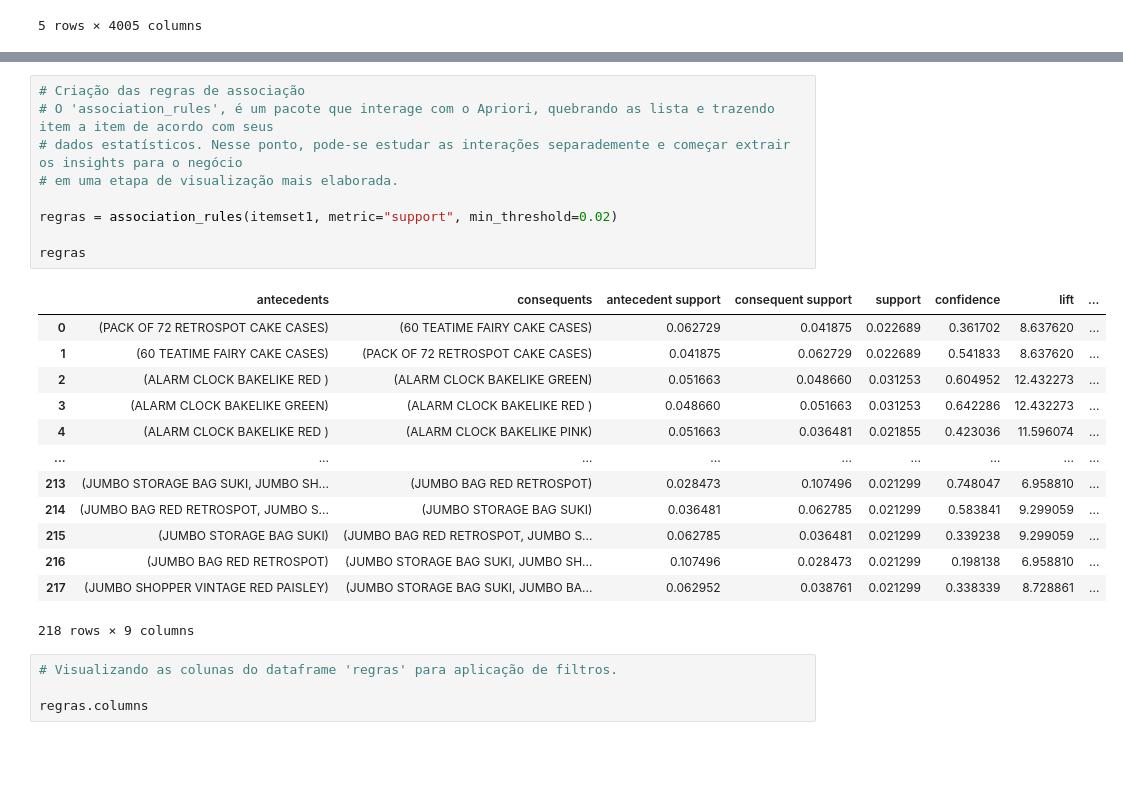
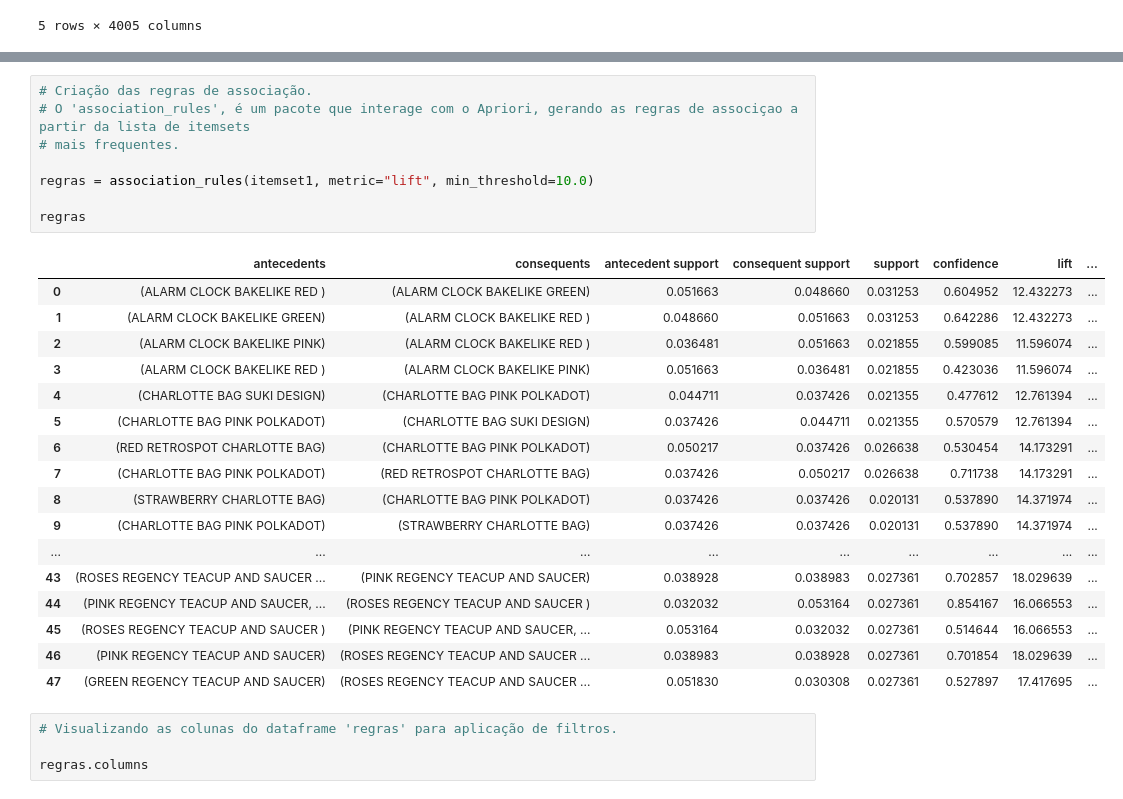
Before and after one commit to DSRodrigoA/DSRodrigoA, a Jupyter notebook: mba.ipynb, the cells around one changed output, grey strips where cells are left out. Cells and saved outputs as stored; diff of their text form; blank space fills up the shorter version.

```diff
--- a/mba.ipynb
+++ b/mba.ipynb
@@ -600,27 +627,30 @@ itemset1
 400 rows × 2 columns
 # %%
-# Criação das regras de associação
-# O 'association_rules', é um pacote que interage com o Apriori, quebrando as lista e trazendo item a item de acordo com seus
-# dados estatísticos. Nesse ponto, pode-se estudar as interações separademente e começar extrair os insights para o negócio
-# em uma etapa de visualização mais elaborada.
+# Criação das regras de associação.
+# O 'association_rules', é um pacote que interage com o Apriori, gerando as regras de associçao a partir da lista de itemsets
+# mais frequentes.
 
-regras = association_rules(itemset1, metric="support", min_threshold=0.02)
+regras = association_rules(itemset1, metric="lift", min_threshold=10.0)
 
 regras
 # %% [output]
 |  | antecedents | consequents | antecedent support | consequent support | support | confidence | lift | ... |
-| 0 | (PACK OF 72 RETROSPOT CAKE CASES) | (60 TEATIME FAIRY CAKE CASES) | 0.062729 | 0.041875 | 0.022689 | 0.361702 | 8.637620 | ... |
-| 1 | (60 TEATIME FAIRY CAKE CASES) | (PACK OF 72 RETROSPOT CAKE CASES) | 0.041875 | 0.062729 | 0.022689 | 0.541833 | 8.637620 | ... |
-| 2 | (ALARM CLOCK BAKELIKE RED ) | (ALARM CLOCK BAKELIKE GREEN) | 0.051663 | 0.048660 | 0.031253 | 0.604952 | 12.432273 | ... |
-| 3 | (ALARM CLOCK BAKELIKE GREEN) | (ALARM CLOCK BAKELIKE RED ) | 0.048660 | 0.051663 | 0.031253 | 0.642286 | 12.432273 | ... |
-| 4 | (ALARM CLOCK BAKELIKE RED ) | (ALARM CLOCK BAKELIKE PINK) | 0.051663 | 0.036481 | 0.021855 | 0.423036 | 11.596074 | ... |
+| 0 | (ALARM CLOCK BAKELIKE RED ) | (ALARM CLOCK BAKELIKE GREEN) | 0.051663 | 0.048660 | 0.031253 | 0.604952 | 12.432273 | ... |
+| 1 | (ALARM CLOCK BAKELIKE GREEN) | (ALARM CLOCK BAKELIKE RED ) | 0.048660 | 0.051663 | 0.031253 | 0.642286 | 12.432273 | ... |
+| 2 | (ALARM CLOCK BAKELIKE PINK) | (ALARM CLOCK BAKELIKE RED ) | 0.036481 | 0.051663 | 0.021855 | 0.599085 | 11.596074 | ... |
+| 3 | (ALARM CLOCK BAKELIKE RED ) | (ALARM CLOCK BAKELIKE PINK) | 0.051663 | 0.036481 | 0.021855 | 0.423036 | 11.596074 | ... |
+| 4 | (CHARLOTTE BAG SUKI DESIGN) | (CHARLOTTE BAG PINK POLKADOT) | 0.044711 | 0.037426 | 0.021355 | 0.477612 | 12.761394 | ... |
+| 5 | (CHARLOTTE BAG PINK POLKADOT) | (CHARLOTTE BAG SUKI DESIGN) | 0.037426 | 0.044711 | 0.021355 | 0.570579 | 12.761394 | ... |
+| 6 | (RED RETROSPOT CHARLOTTE BAG) | (CHARLOTTE BAG PINK POLKADOT) | 0.050217 | 0.037426 | 0.026638 | 0.530454 | 14.173291 | ... |
+| 7 | (CHARLOTTE BAG PINK POLKADOT) | (RED RETROSPOT CHARLOTTE BAG) | 0.037426 | 0.050217 | 0.026638 | 0.711738 | 14.173291 | ... |
+| 8 | (STRAWBERRY CHARLOTTE BAG) | (CHARLOTTE BAG PINK POLKADOT) | 0.037426 | 0.037426 | 0.020131 | 0.537890 | 14.371974 | ... |
+| 9 | (CHARLOTTE BAG PINK POLKADOT) | (STRAWBERRY CHARLOTTE BAG) | 0.037426 | 0.037426 | 0.020131 | 0.537890 | 14.371974 | ... |
 | ... | ... | ... | ... | ... | ... | ... | ... | ... |
-| 213 | (JUMBO STORAGE BAG SUKI, JUMBO SH... | (JUMBO BAG RED RETROSPOT) | 0.028473 | 0.107496 | 0.021299 | 0.748047 | 6.958810 | ... |
-| 214 | (JUMBO BAG RED RETROSPOT, JUMBO S... | (JUMBO STORAGE BAG SUKI) | 0.036481 | 0.062785 | 0.021299 | 0.583841 | 9.299059 | ... |
-| 215 | (JUMBO STORAGE BAG SUKI) | (JUMBO BAG RED RETROSPOT, JUMBO S... | 0.062785 | 0.036481 | 0.021299 | 0.339238 | 9.299059 | ... |
-| 216 | (JUMBO BAG RED RETROSPOT) | (JUMBO STORAGE BAG SUKI, JUMBO SH... | 0.107496 | 0.028473 | 0.021299 | 0.198138 | 6.958810 | ... |
-| 217 | (JUMBO SHOPPER VINTAGE RED PAISLEY) | (JUMBO STORAGE BAG SUKI, JUMBO BA... | 0.062952 | 0.038761 | 0.021299 | 0.338339 | 8.728861 | ... |
+| 43 | (ROSES REGENCY TEACUP AND SAUCER ... | (PINK REGENCY TEACUP AND SAUCER) | 0.038928 | 0.038983 | 0.027361 | 0.702857 | 18.029639 | ... |
+| 44 | (PINK REGENCY TEACUP AND SAUCER, ... | (ROSES REGENCY TEACUP AND SAUCER ) | 0.032032 | 0.053164 | 0.027361 | 0.854167 | 16.066553 | ... |
+| 45 | (ROSES REGENCY TEACUP AND SAUCER ) | (PINK REGENCY TEACUP AND SAUCER, ... | 0.053164 | 0.032032 | 0.027361 | 0.514644 | 16.066553 | ... |
+| 46 | (PINK REGENCY TEACUP AND SAUCER) | (ROSES REGENCY TEACUP AND SAUCER ... | 0.038983 | 0.038928 | 0.027361 | 0.701854 | 18.029639 | ... |
+| 47 | (GREEN REGENCY TEACUP AND SAUCER) | (ROSES REGENCY TEACUP AND SAUCER ... | 0.051830 | 0.030308 | 0.027361 | 0.527897 | 17.417695 | ... |
-218 rows × 9 columns
 # %%
 # Visualizando as colunas do dataframe 'regras' para aplicação de filtros.
 
```
Also changed, not shown: parts of 11 cells of this notebook.
